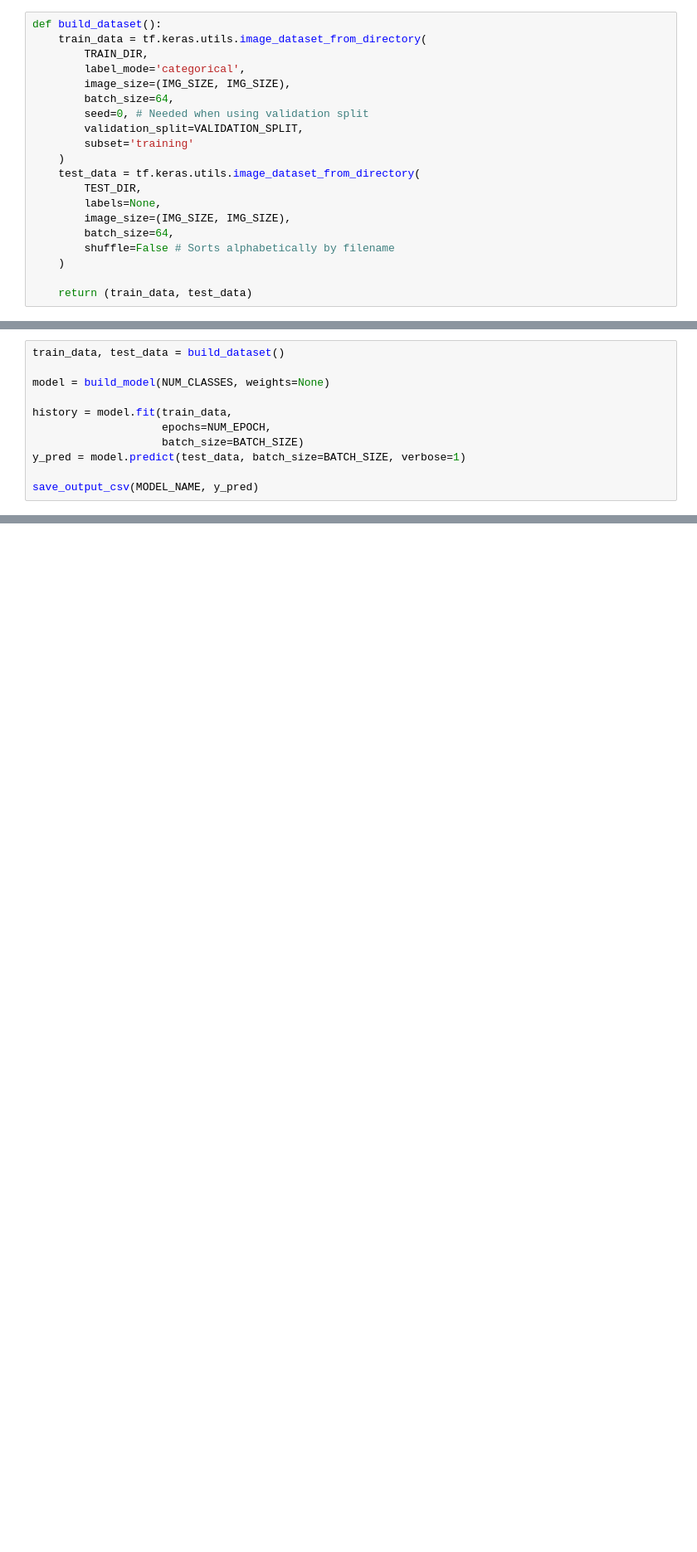
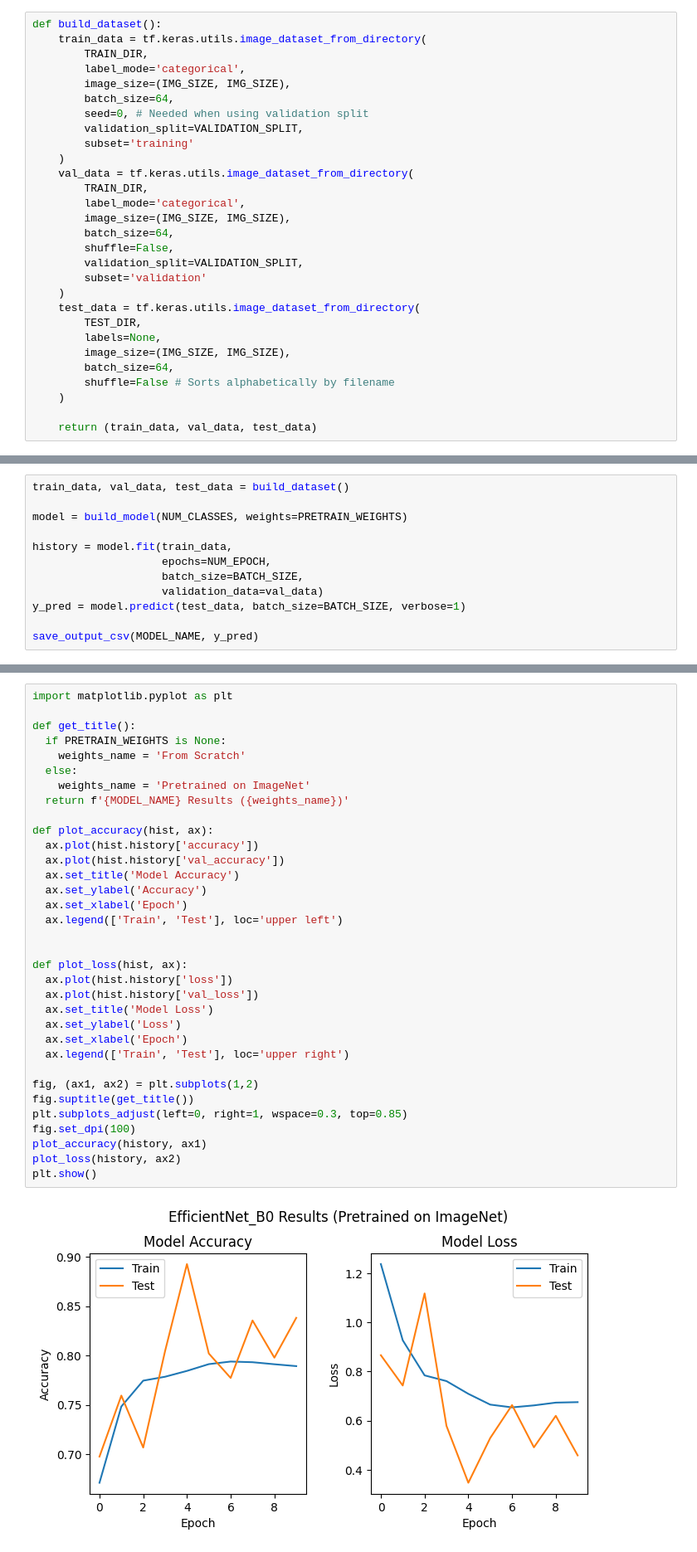
Before and after one commit to NickJaNinja/7641_ML, a Jupyter notebook: efficient_net.ipynb, the cells around one changed output, grey strips where cells are left out. Shown at 83% size. Saved outputs shown, nothing was run; the diff lists cells and outputs as text; blank space fills up the shorter version.

Commit message:
added validation set and improved visualization

```diff
--- a/efficient_net.ipynb
+++ b/efficient_net.ipynb
@@ -39,6 +45,15 @@ def build_dataset():
         validation_split=VALIDATION_SPLIT,
         subset='training'
     )
+    val_data = tf.keras.utils.image_dataset_from_directory(
+        TRAIN_DIR,
+        label_mode='categorical',
+        image_size=(IMG_SIZE, IMG_SIZE),
+        batch_size=64,
+        shuffle=False,
+        validation_split=VALIDATION_SPLIT,
+        subset='validation'
+    )
     test_data = tf.keras.utils.image_dataset_from_directory(
         TEST_DIR,
         labels=None,
@@ -47,7 +62,7 @@ def build_dataset():
         shuffle=False # Sorts alphabetically by filename
     )
 
-    return (train_data, test_data)
+    return (train_data, val_data, test_data)
 # %%
 img_augmentation = Sequential(
     [
@@ -105,13 +116,14 @@ def save_output_csv(filename, y_pred):
 
   files.download(output_path)
 # %%
-train_data, test_data = build_dataset()
+train_data, val_data, test_data = build_dataset()
 
-model = build_model(NUM_CLASSES, weights=None)
+model = build_model(NUM_CLASSES, weights=PRETRAIN_WEIGHTS)
 
 history = model.fit(train_data,
                     epochs=NUM_EPOCH,
-                    batch_size=BATCH_SIZE)
+                    batch_size=BATCH_SIZE,
+                    validation_data=val_data)
 y_pred = model.predict(test_data, batch_size=BATCH_SIZE, verbose=1)
 
 save_output_csv(MODEL_NAME, y_pred)
@@ -141,0 +150,36 @@ plot_accuracy(history)
+# %%
+import matplotlib.pyplot as plt
+
+def get_title():
+  if PRETRAIN_WEIGHTS is None:
+    weights_name = 'From Scratch'
+  else:
+    weights_name = 'Pretrained on ImageNet'
+  return f'{MODEL_NAME} Results ({weights_name})'
+
+def plot_accuracy(hist, ax):
+  ax.plot(hist.history['accuracy'])
+  ax.plot(hist.history['val_accuracy'])
+  ax.set_title('Model Accuracy')
+  ax.set_ylabel('Accuracy')
+  ax.set_xlabel('Epoch')
+  ax.legend(['Train', 'Test'], loc='upper left')
+
+
+def plot_loss(hist, ax):
+  ax.plot(hist.history['loss'])
+  ax.plot(hist.history['val_loss'])
+  ax.set_title('Model Loss')
+  ax.set_ylabel('Loss')
+  ax.set_xlabel('Epoch')
+  ax.legend(['Train', 'Test'], loc='upper right')
+
+fig, (ax1, ax2) = plt.subplots(1,2)
+fig.suptitle(get_title())
+plt.subplots_adjust(left=0, right=1, wspace=0.3, top=0.85)
+fig.set_dpi(100)
+plot_accuracy(history, ax1)
+plot_loss(history, ax2)
+plt.show()
+# %% [output]
+[figure, added]
```
Also changed, not shown: parts of 5 cells of this notebook.
